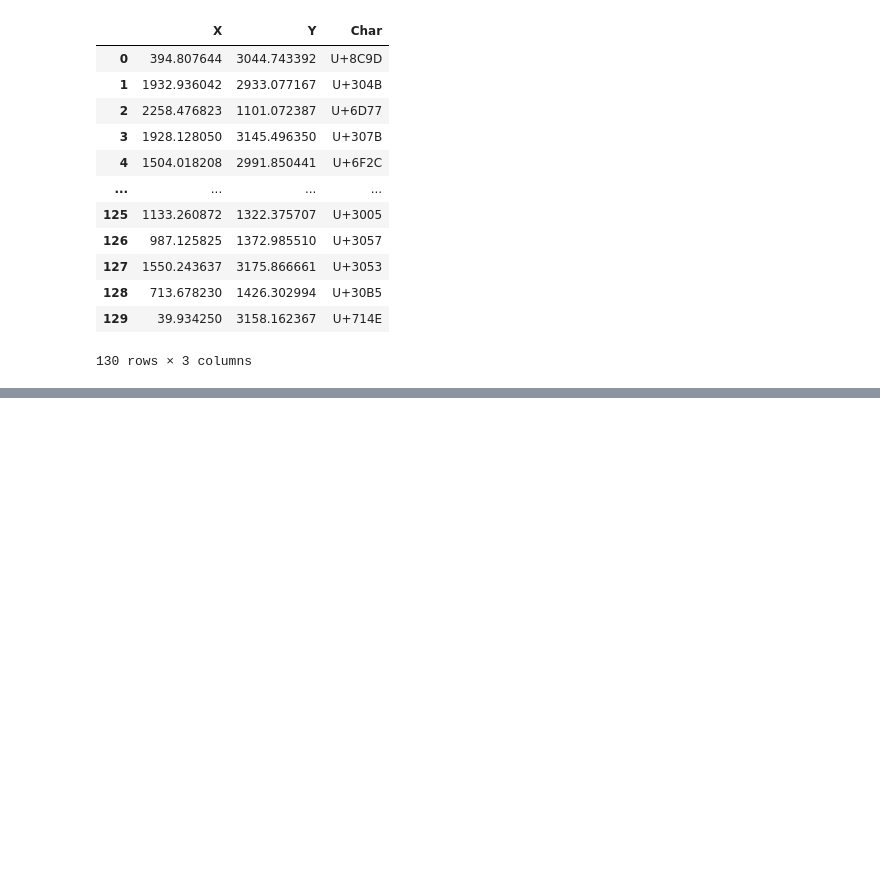
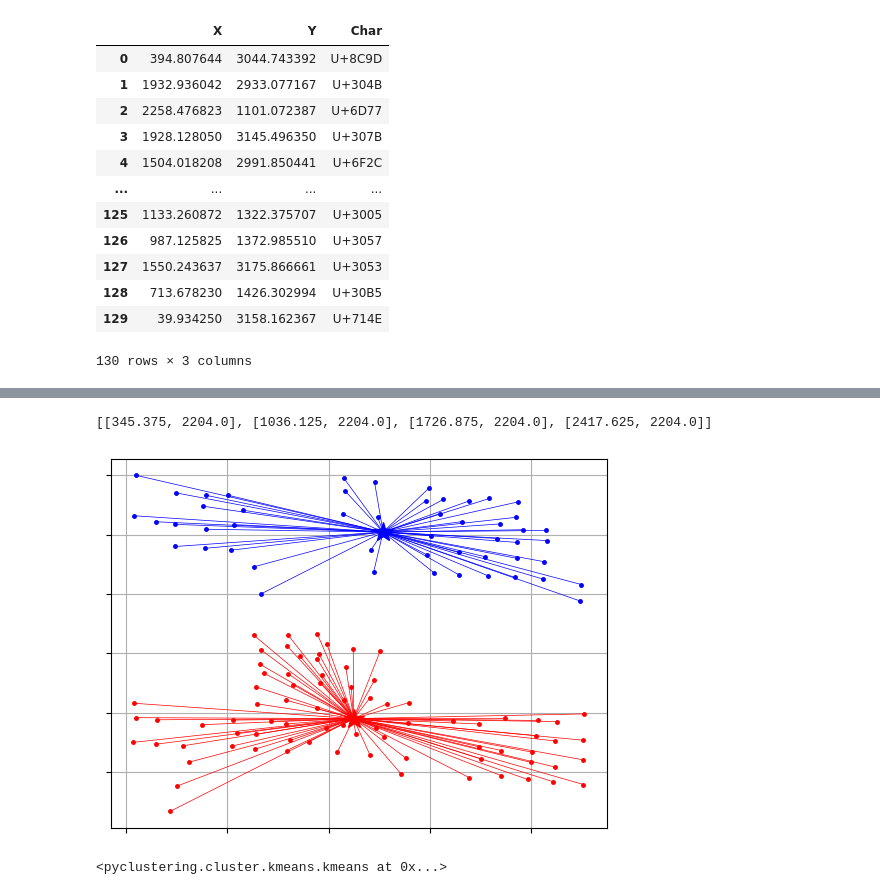
Before and after one commit to aumahesh-mids/kuzushiji-recognition, a Jupyter notebook: thanya.ipynb, the cells around one changed output, grey strips where cells are left out. Saved outputs shown, nothing was run; the diff lists cells and outputs as text; code cells hidden in the pictures; blank space fills up the shorter version.

```diff
--- a/thanya.ipynb
+++ b/thanya.ipynb
@@ -262 +340,35 @@ clustering_df
+# %%
+def py_row_clusters(data, imx, imy, n_clusters=4):
+    bx = list(data['X'])
+    by = list(data['Y'])
+    bxy = list(zip(bx,by))
+
+    user_function = lambda point1, point2: (abs(point1[1] - point2[1])) ** 10 + (abs(point1[0] - point2[0])) ** 1
+    metric = distance_metric(type_metric.USER_DEFINED, func=user_function)
+
+    # create K-Means algorithm with specific distance metric
+    start_centers = []
+    column_size = imx / n_clusters
+    offset = column_size/2
+    for cid in range(n_clusters):
+        start_centers.append([offset+(cid*column_size), imy/2])
+    print(start_centers)
+    kmeans_instance = kmeans(bxy, start_centers, metric=metric)
+
+    # run cluster analysis and obtain results
+    kmeans_instance.process()
+    clusters = kmeans_instance.get_clusters()
+
+    cluster_fig = kmeans_visualizer.show_clusters(bxy, kmeans_instance.get_clusters(), kmeans_instance.get_centers())
+    cluster_fig.savefig('data/preds/clusters_{}'.format(os.path.basename(filename)))
+    cluster_fig.show()
+
+
+    return kmeans_instance
+# %%
+py_row_clusters(clustering_df, image.size[0], image.size[1], n_clusters=4)
+# %% [output]
+[[345.375, 2204.0], [1036.125, 2204.0], [1726.875, 2204.0], [2417.625, 2204.0]]
+[figure, added]
+<pyclustering.cluster.kmeans.kmeans at 0x...>
 # %%
```
Also changed, not shown: parts of 20 cells of this notebook, 1 other file.
